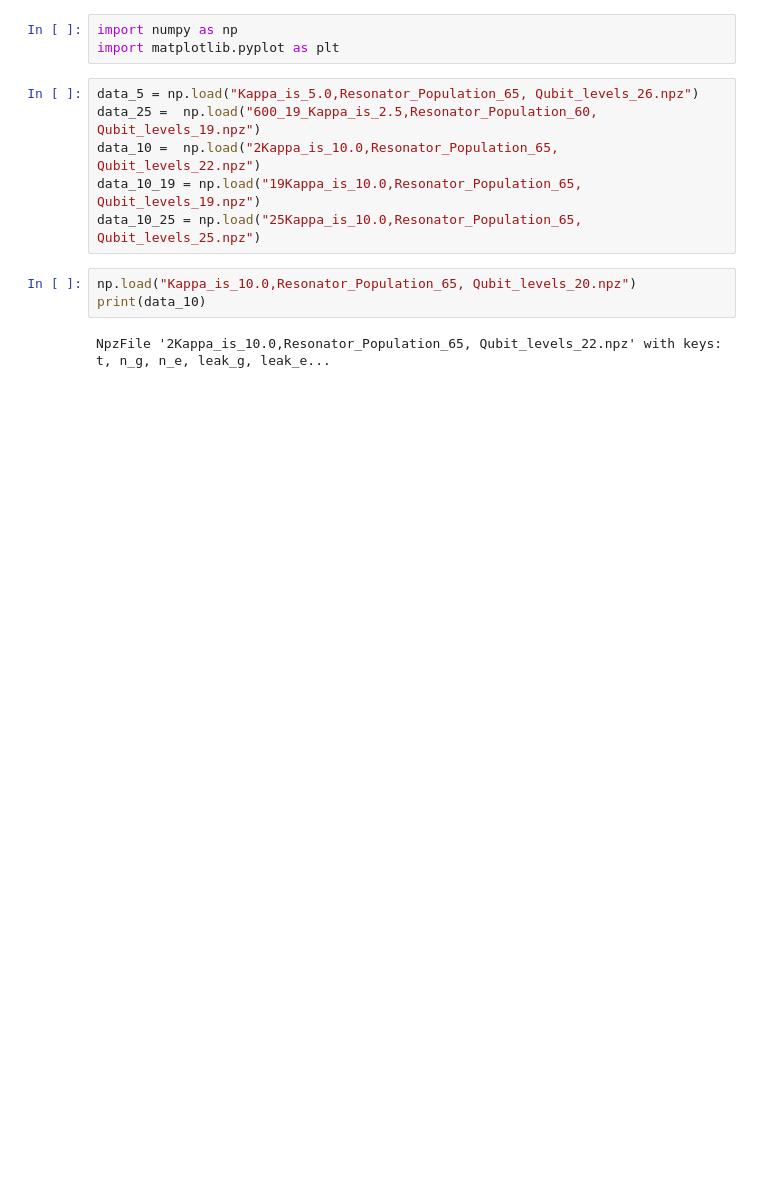
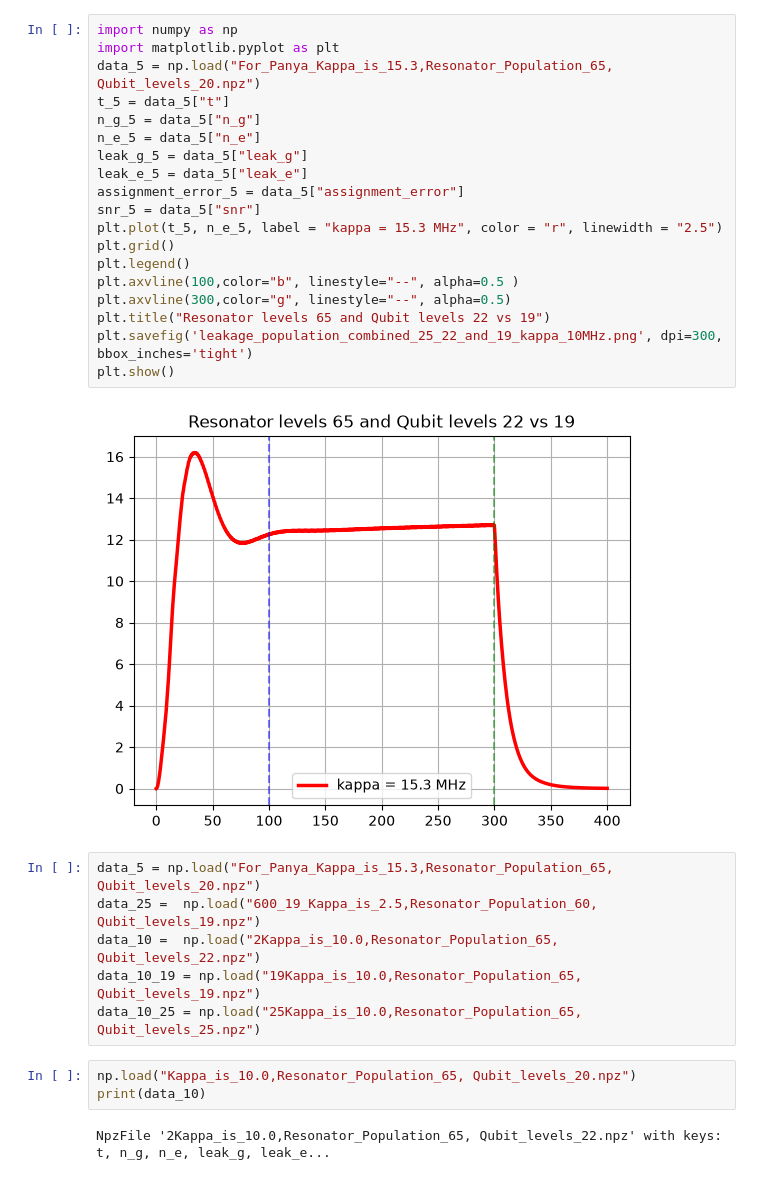
Before and after one commit to kishanbhowal/Fluxonium_simulations, a Jupyter notebook: combining_plots.ipynb, the cells around one changed output. Cells and saved outputs as stored; diff of their text form; blank space fills up the shorter version.

```diff
--- a/combining_plots.ipynb
+++ b/combining_plots.ipynb
@@ -1,8 +1,26 @@
 # %%
 import numpy as np
 import matplotlib.pyplot as plt
+data_5 = np.load("For_Panya_Kappa_is_15.3,Resonator_Population_65, Qubit_levels_20.npz")
+t_5 = data_5["t"]
+n_g_5 = data_5["n_g"]
+n_e_5 = data_5["n_e"]
+leak_g_5 = data_5["leak_g"]
+leak_e_5 = data_5["leak_e"]
+assignment_error_5 = data_5["assignment_error"]
+snr_5 = data_5["snr"]
+plt.plot(t_5, n_e_5, label = "kappa = 15.3 MHz", color = "r", linewidth = "2.5")
+plt.grid()
+plt.legend()
+plt.axvline(100,color="b", linestyle="--", alpha=0.5 )
+plt.axvline(300,color="g", linestyle="--", alpha=0.5)
+plt.title("Resonator levels 65 and Qubit levels 22 vs 19")
+plt.savefig('leakage_population_combined_25_22_and_19_kappa_10MHz.png', dpi=300, bbox_inches='tight')
+plt.show()
+# %% [output]
+[figure, added]
 # %%
-data_5 = np.load("Kappa_is_5.0,Resonator_Population_65, Qubit_levels_26.npz")
+data_5 = np.load("For_Panya_Kappa_is_15.3,Resonator_Population_65, Qubit_levels_20.npz")
 data_25 =  np.load("600_19_Kappa_is_2.5,Resonator_Population_60, Qubit_levels_19.npz")
 data_10 =  np.load("2Kappa_is_10.0,Resonator_Population_65, Qubit_levels_22.npz")
 data_10_19 = np.load("19Kappa_is_10.0,Resonator_Population_65, Qubit_levels_19.npz")
```
Also changed, not shown: parts of 4 cells of this notebook, 4 other files.
